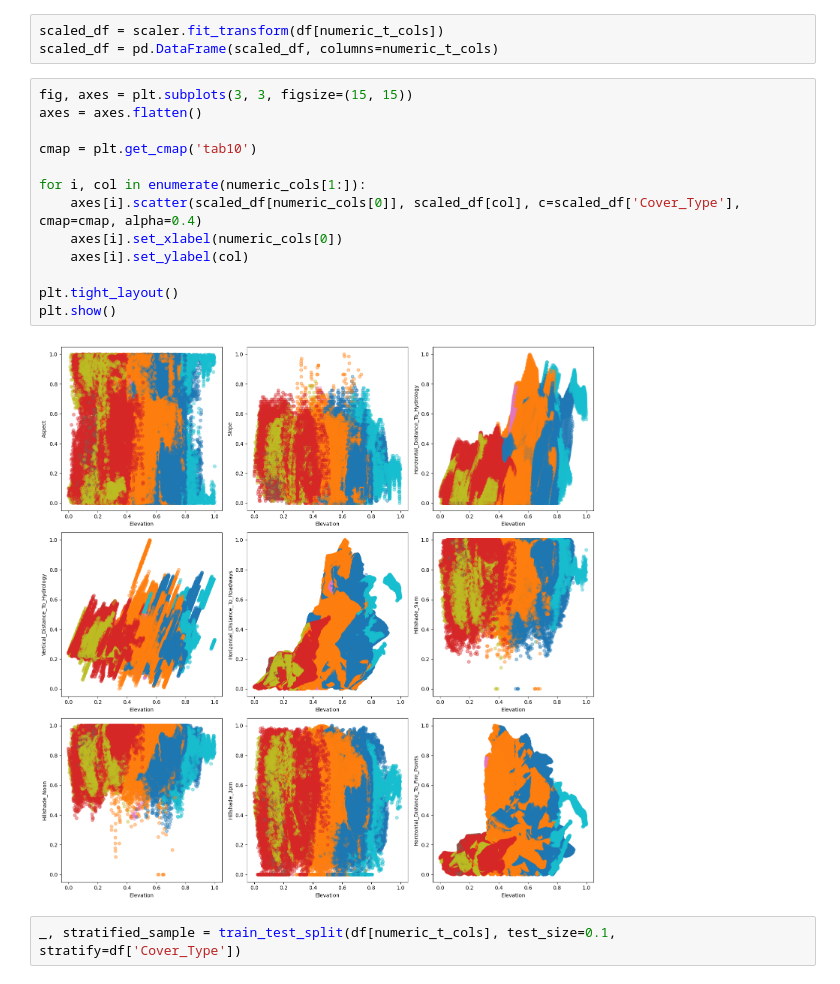
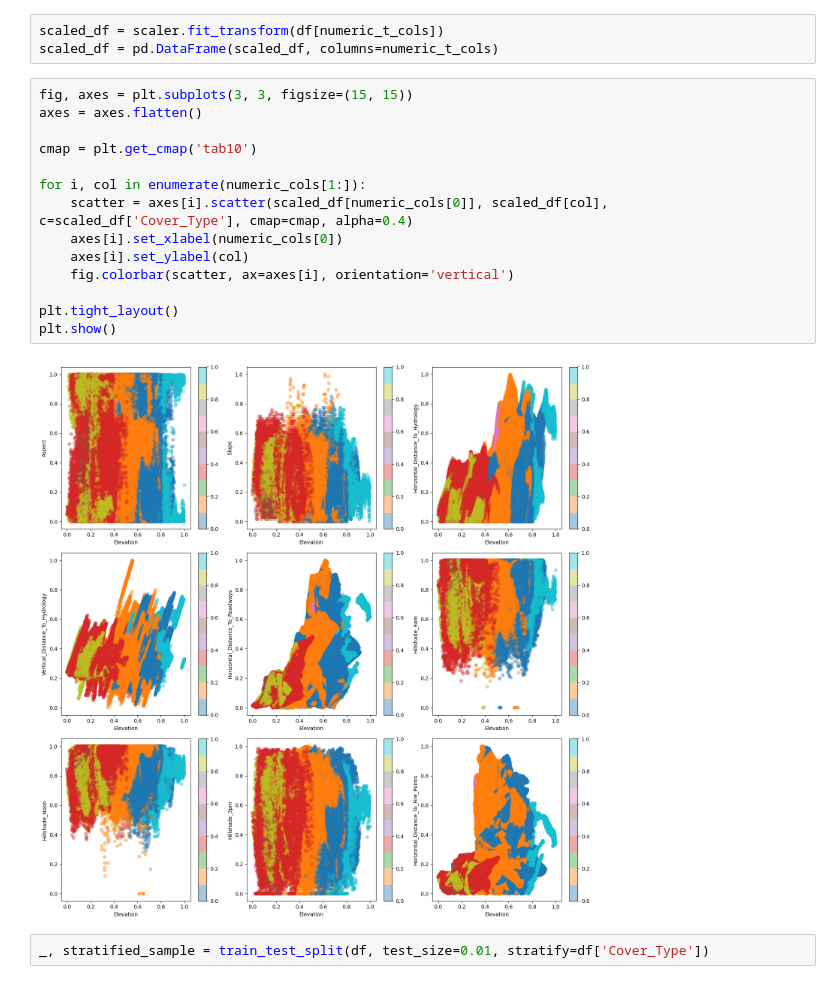
Before and after one commit to FrederickAlmeida/-IF1014-Data-Mining, a Jupyter notebook: Covertype database/data exploration.ipynb, the cells around one changed output. Saved outputs shown, nothing was run; the diff lists cells and outputs as text.

```diff
--- a/Covertype database/data exploration.ipynb
+++ b/Covertype database/data exploration.ipynb
@@ -324,19 +329,20 @@ scaled_df = pd.DataFrame(scaled_df, columns=numeric_t_cols)
 # %%
 fig, axes = plt.subplots(3, 3, figsize=(15, 15))
 axes = axes.flatten()
 
 cmap = plt.get_cmap('tab10')
 
 for i, col in enumerate(numeric_cols[1:]):
-    axes[i].scatter(scaled_df[numeric_cols[0]], scaled_df[col], c=scaled_df['Cover_Type'], cmap=cmap, alpha=0.4)
+    scatter = axes[i].scatter(scaled_df[numeric_cols[0]], scaled_df[col], c=scaled_df['Cover_Type'], cmap=cmap, alpha=0.4)
     axes[i].set_xlabel(numeric_cols[0])
     axes[i].set_ylabel(col)
+    fig.colorbar(scatter, ax=axes[i], orientation='vertical')
 
 plt.tight_layout()
 plt.show()
 # %% [output]
-[figure, old version]
+[figure, new version]
 # %%
-_, stratified_sample = train_test_split(df[numeric_t_cols], test_size=0.1, stratify=df['Cover_Type'])
+_, stratified_sample = train_test_split(df, test_size=0.01, stratify=df['Cover_Type'])
 # %%
 plt.figure(figsize=(15, 15))
```
Also changed, not shown: parts of 18 cells of this notebook.
